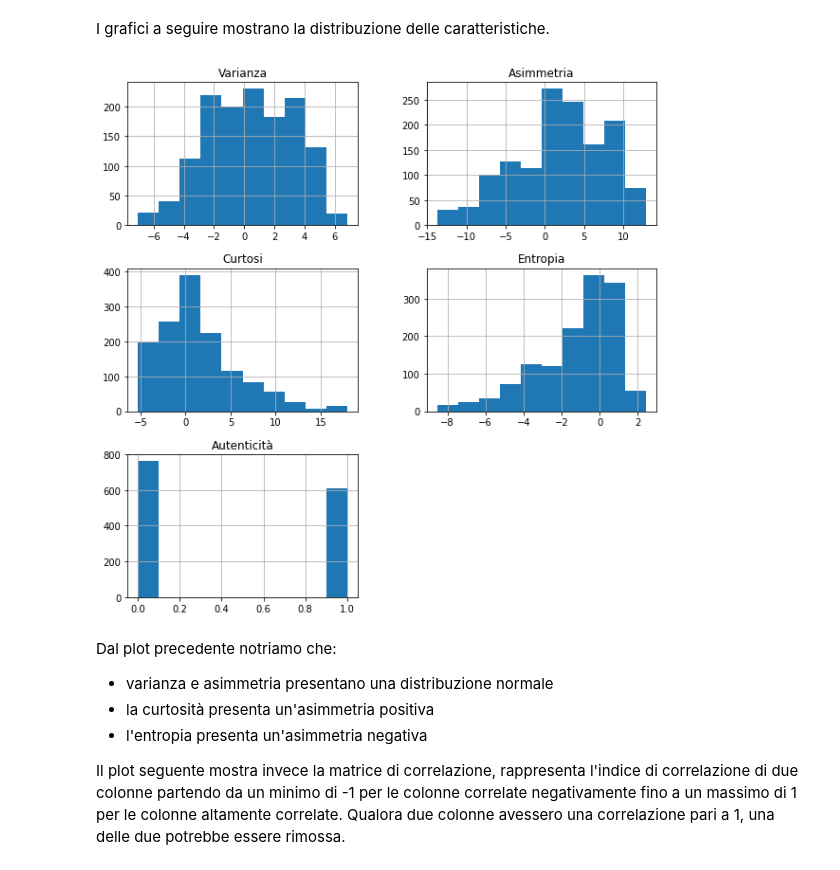
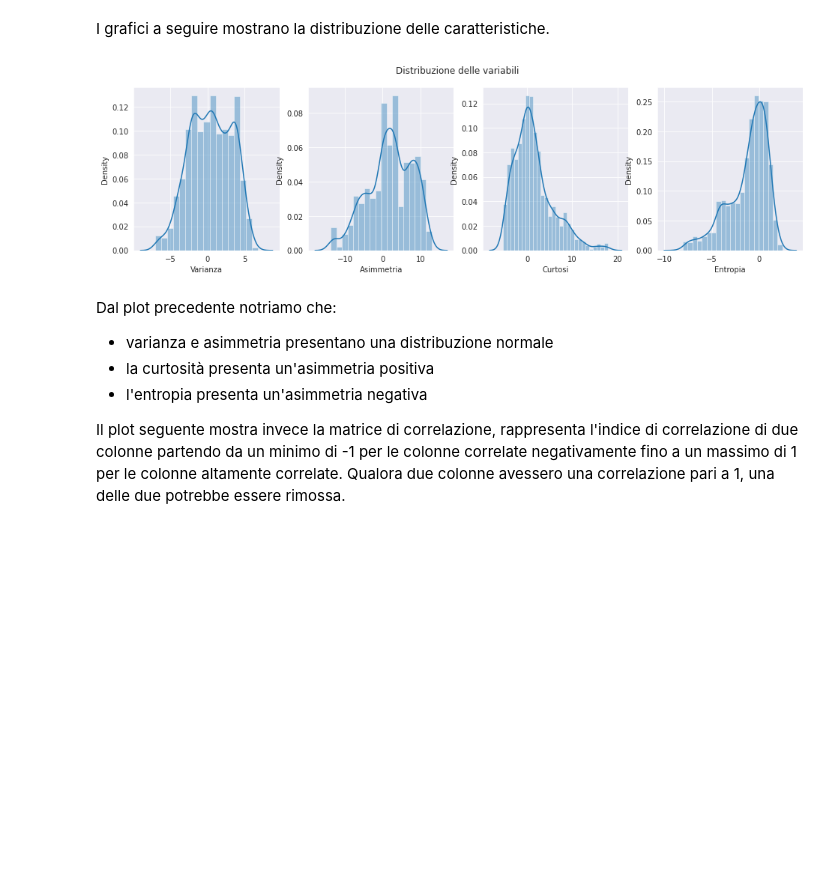
Before and after one commit to Repa235/Notebook_ML_BankNotes, a Jupyter notebook: Bank_notes_classifier.ipynb, the cells around one changed output. Drawn from its saved outputs; the diff is of its cells as text; code cells hidden in the pictures; blank space fills up the shorter version.

```diff
--- a/Bank_notes_classifier.ipynb
+++ b/Bank_notes_classifier.ipynb
@@ -121,10 +121,17 @@ df.describe().T
 | Autenticità | 1372.0 | 0.444606 | 0.497103 | 0.0000 | 0.000000 | 0.00000 | 1.000000 | 1.0000 |
 # %% [markdown]
 I grafici a seguire mostrano la distribuzione delle caratteristiche.
-# %%
-distr_features=df.hist(figsize = (10,10))
-# %% [output]
-[figure, removed]
+# %%
+columns = list(df.columns)
+columns.remove('Autenticità')
+# %%
+fig, ax = plt.subplots(ncols = 4, figsize=(16, 4))
+fig.suptitle("Distribuzione delle variabili")
+
+for index, column in enumerate(columns):
+    sns.distplot(df[column], ax=ax[index])
+# %% [output]
+[figure, added]
 # %% [markdown]
 Dal plot precedente notriamo che:
 * varianza e asimmetria presentano una distribuzione normale
```
Also changed, not shown: parts of 1 cell of this notebook.
